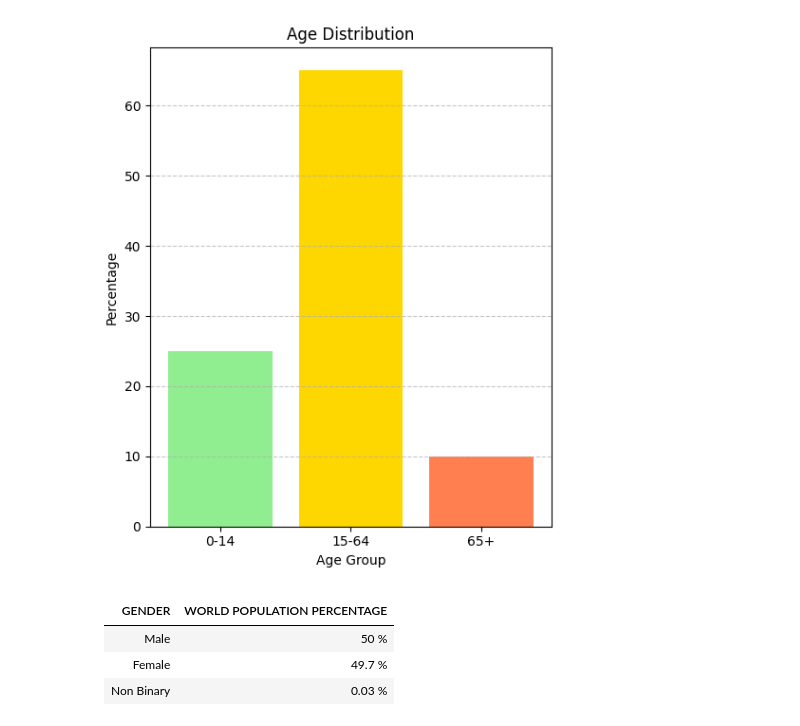
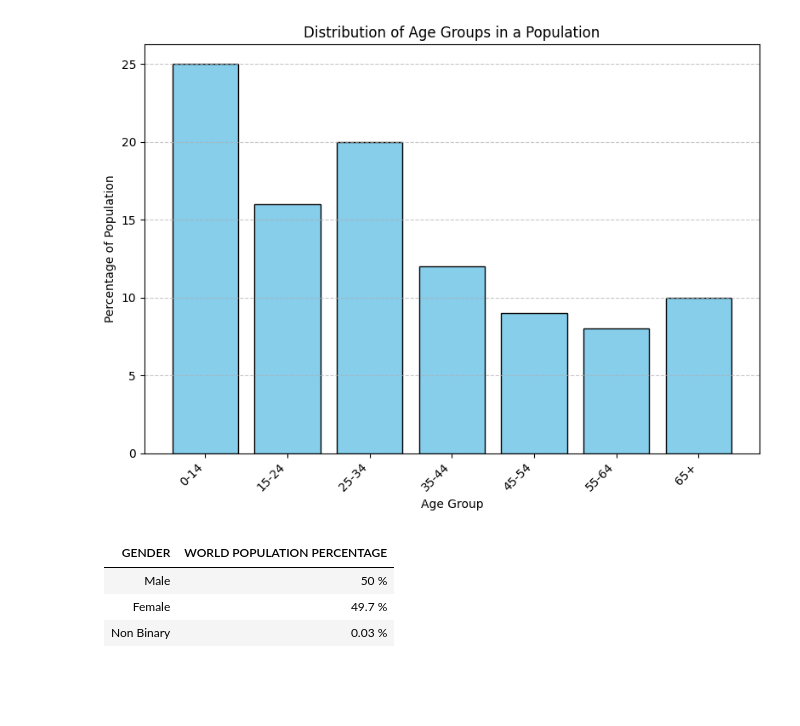
Before and after one commit to Shreya7tripathy/PRODIGY_DS_01, a Jupyter notebook: TASK_01.ipynb, the cells around one changed output. Cells and saved outputs as stored; diff of their text form; code cells hidden in the pictures; blank space fills up the shorter version.

```diff
--- a/TASK_01.ipynb
+++ b/TASK_01.ipynb
@@ -29,22 +33,18 @@ plt.show()
-# %%
-# HISTOGRAM FOR AGE GROUP DISTRIBUTION IN WORLD POPULATION
-import matplotlib.pyplot as plt
-
-# Data for age groups and percentages
-age_groups = ["0-14", "15-64", "65+"]
-age_percentages = [25, 65, 10]
-
-# histogram
-plt.figure(figsize=(5, 6))
-plt.bar(age_groups, age_percentages, color=["lightgreen", "gold", "coral"])
-plt.xlabel("Age Group")
-plt.ylabel("Percentage")
-plt.title("Age Distribution")
-plt.grid(axis="y", linestyle="--", alpha=0.7)
-plt.tight_layout()
-plt.show()
-# %% [output]
-[figure, removed]
+# %%
+# Create the histogram
+plt.figure(figsize=(8, 6))
+plt.bar(age_groups, age_percentages, color='skyblue', edgecolor='black')
+plt.xlabel("Age Group")
+plt.ylabel("Percentage of Population")
+plt.title("Distribution of Age Groups in a Population")
+plt.xticks(rotation=45, ha='right')
+plt.grid(axis='y', linestyle='--', alpha=0.7)
+
+# Show the plot
+plt.tight_layout()
+plt.show()
+# %% [output]
+[figure, added]
 # %% [markdown]
 |  GENDER     | WORLD POPULATION PERCENTAGE |
 |-------------|-----------------------------|
```
Also changed, not shown: parts of 2 cells of this notebook.
